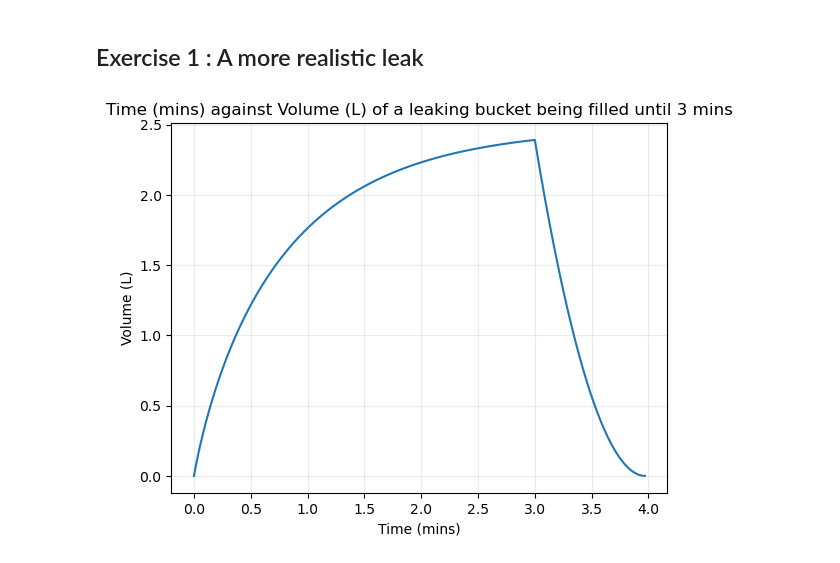
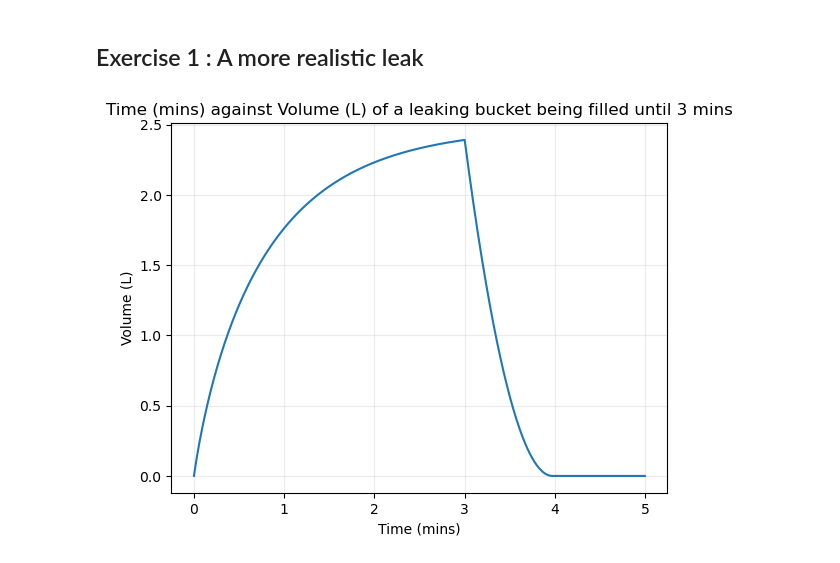
Before and after one commit to SPS-SP2273/learning-portfolio-Jedidiah2, a Jupyter notebook: numerical solutions/numerical_solutions_(need).ipynb, the cells around one changed output. Drawn from its saved outputs; the diff is of its cells as text; code cells hidden in the pictures.

```diff
--- a/numerical solutions/numerical_solutions_(need).ipynb
+++ b/numerical solutions/numerical_solutions_(need).ipynb
@@ -264,32 +264,32 @@ tap_off_time = 3                 # When the tap goes off
 max_time = 5                     # Maximum time (mins)
 dt = .001                        # Time step (mins)
 rate = 5                         # Filling rate (L/min)
 bucket_capacity = 9              # L
 all_volume = []                  # To keep track of all volumes
 all_time = []                    # To keep track of all times
 volume = 0                       # Starting volume
 time = 0
 
 while time <= max_time:
     if volume < 0:
-        break
+        volume = 0
     all_time.append(time)
     all_volume.append(volume)
     dV = rate * dt
 
     leak_volume = leak_rate(volume) * dt          # use function to calculate leak rate at the given volume
     volume -= leak_volume                         # rate*time gives volume lost during that time
 
     if (volume <= bucket_capacity) and (time < tap_off_time):
         volume += dV
 
     time += dt
 
 plt.plot(all_time, all_volume)
 plt.ylabel('Volume (L)')
 plt.xlabel('Time (mins)')
 plt.title('Time (mins) against Volume (L) of a leaking bucket being filled until 3 mins')
 plt.grid(alpha=.25)
 plt.show()
 # %% [output]
-[figure, old version]
+[figure, new version]
```
